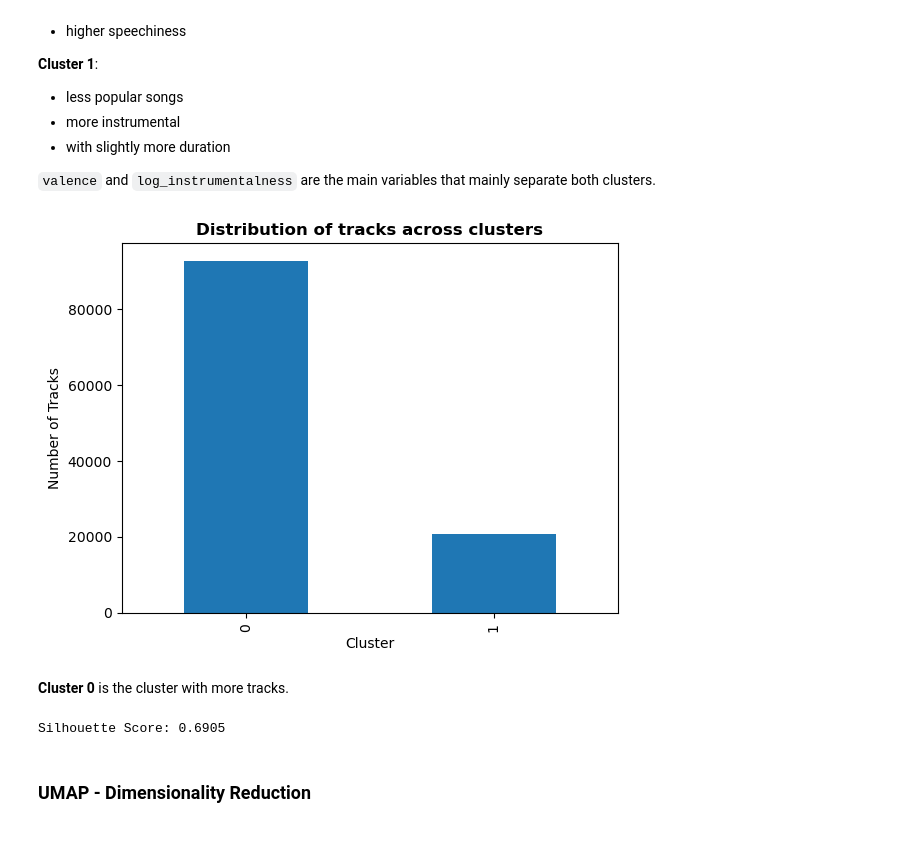
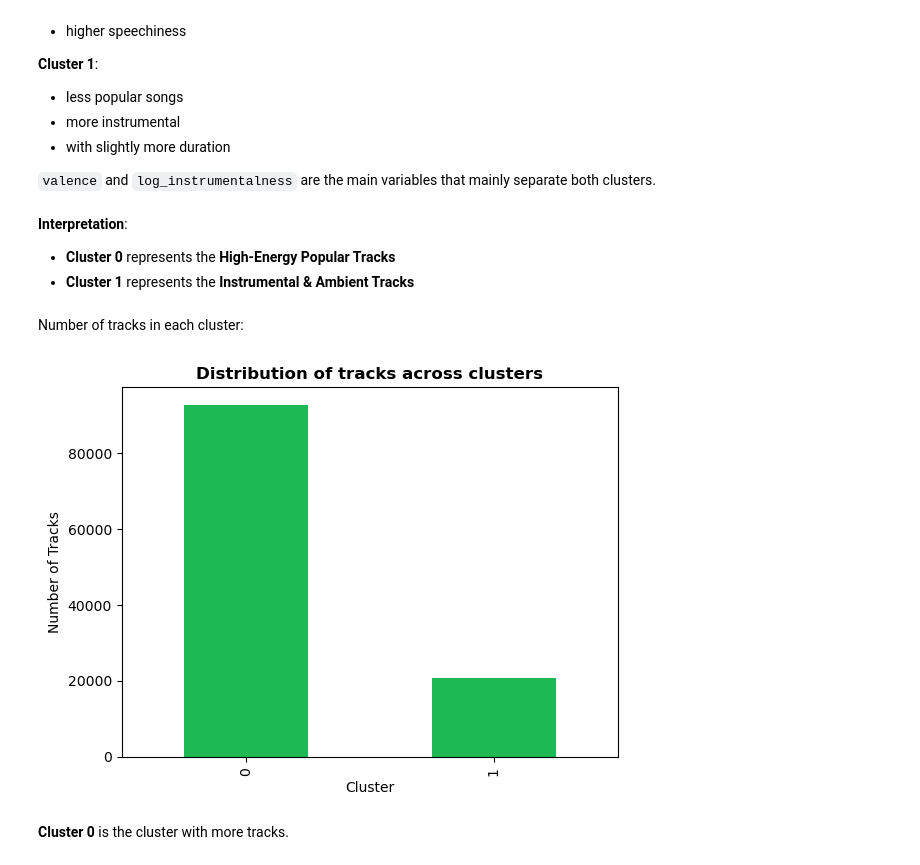
Before and after one commit to iinesclaro/ml2_projects, a Jupyter notebook: spotify_tracks_main.ipynb, the cells around one changed output. Cells and saved outputs as stored; diff of their text form; code cells hidden in the pictures; blank space fills up the shorter version.

```diff
--- a/spotify_tracks_main.ipynb
+++ b/spotify_tracks_main.ipynb
@@ -277,20 +324,19 @@ spotify_clustering.groupby('cluster_kmeans').mean()
 - with slightly more duration
 
 `valence` and `log_instrumentalness` are the main variables that mainly separate both clusters.
+# %% [markdown]
+**Interpretation**:
+- **Cluster 0** represents the **High-Energy Popular Tracks**
+- **Cluster 1** represents the **Instrumental & Ambient Tracks**
+# %% [markdown]
+Number of tracks in each cluster:
 # %%
-spotify_clustering.groupby('cluster_kmeans').size().plot(kind='bar')
+spotify_clustering.groupby('cluster_kmeans').size().plot(kind='bar', color=spotify_green, edgecolor='none')
 plt.title('Distribution of tracks across clusters', fontweight='bold')
 plt.xlabel('Cluster')
 plt.ylabel('Number of Tracks')
 plt.show()
 # %% [output]
-[figure, old version]
+[figure, new version]
 # %% [markdown]
 **Cluster 0** is the cluster with more tracks.
-# %%
-silhouette_avg = silhouette_score(spotify_clustering_scaled, spotify_clustering['cluster_kmeans']) # calculating silhouette score for the final clustering solution
-print(f"Silhouette Score: {silhouette_avg:.4f}")
-# %% [output]
-Silhouette Score: 0.6905
-# %% [markdown]
-### UMAP - Dimensionality Reduction
```
Also changed, not shown: parts of 19 cells of this notebook, 1 other file.
